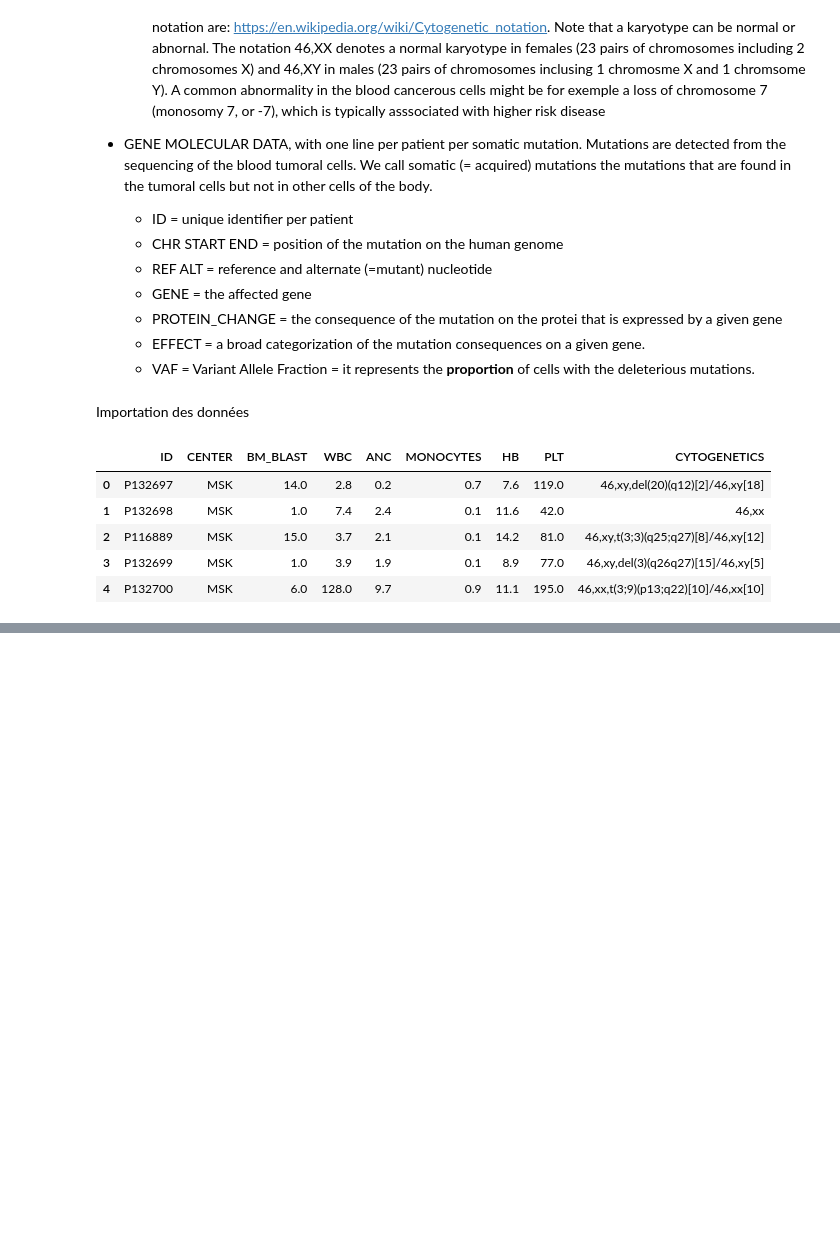
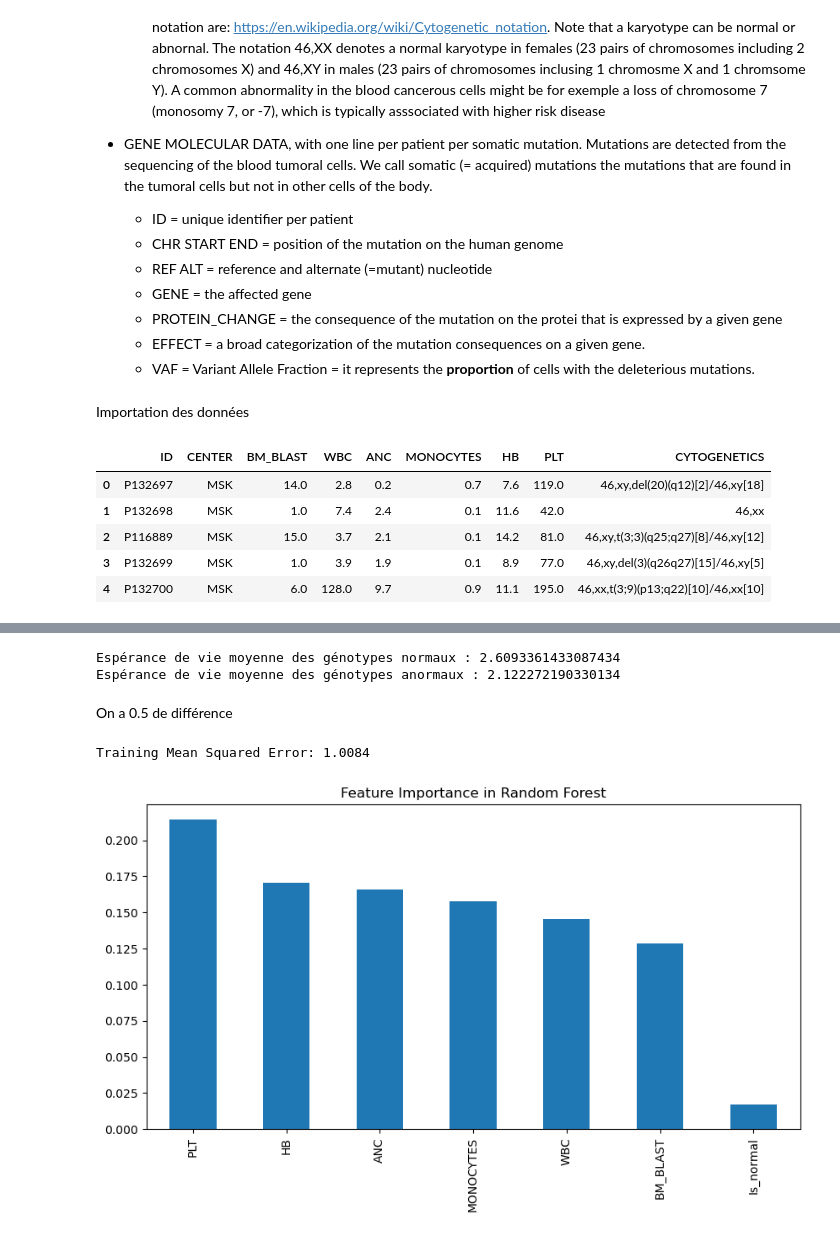
Before and after one commit to AloisECN/QRT_Leucemie, a Jupyter notebook: main.ipynb, the cells around one changed output, grey strips where cells are left out. Cells and saved outputs as stored; diff of their text form; code cells hidden in the pictures; blank space fills up the shorter version.

```diff
--- a/main.ipynb
+++ b/main.ipynb
@@ -76,0 +141,54 @@ maf_df.head()
+# %%
+somme_normal = 0
+compteur_somme_normal = 0
+somme_anormal = 0
+compteur_somme_anormal = 0
+
+# Parcourir les indices réels du DataFrame
+for i in range(len(X_train)):
+    if X_train["Is_normal"].iloc[i] == 1:
+        somme_normal += y_train_os_years[i]
+        compteur_somme_normal += 1
+    else:
+        somme_anormal += y_train_os_years[i]
+        compteur_somme_anormal += 1
+
+# Affichage des résultats
+print(f"Espérance de vie moyenne des génotypes normaux : {somme_normal / compteur_somme_normal}")
+print(f"Espérance de vie moyenne des génotypes anormaux : {somme_anormal / compteur_somme_anormal}")
+# %% [output]
+Espérance de vie moyenne des génotypes normaux : 2.6093361433087434
+Espérance de vie moyenne des génotypes anormaux : 2.122272190330134
+# %% [markdown]
+On a 0.5 de différence
+# %%
+from sklearn.ensemble import RandomForestRegressor
+from sklearn.metrics import mean_squared_error
+
+# Create the model
+rf_model = RandomForestRegressor(n_estimators=100, random_state=42)
+
+# Train the model
+rf_model.fit(X_train, y_train_os_years)
+
+# Predict on the training set
+y_pred_train = rf_model.predict(X_train)
+
+# Evaluate the model
+mse = mean_squared_error(y_train_os_years, y_pred_train)
+print(f"Training Mean Squared Error: {mse:.4f}")
+# %% [output]
+Training Mean Squared Error: 1.0084
+# %%
+import matplotlib.pyplot as plt
+import pandas as pd
+
+# Get feature importance
+feature_importance = pd.Series(rf_model.feature_importances_, index=X_train.columns)
+
+# Plot feature importance
+feature_importance.sort_values(ascending=False).plot(kind="bar", figsize=(10, 5))
+plt.title("Feature Importance in Random Forest")
+plt.show()
+# %% [output]
+[figure, added]
```
Also changed, not shown: parts of 12 cells of this notebook, 3 other files.
